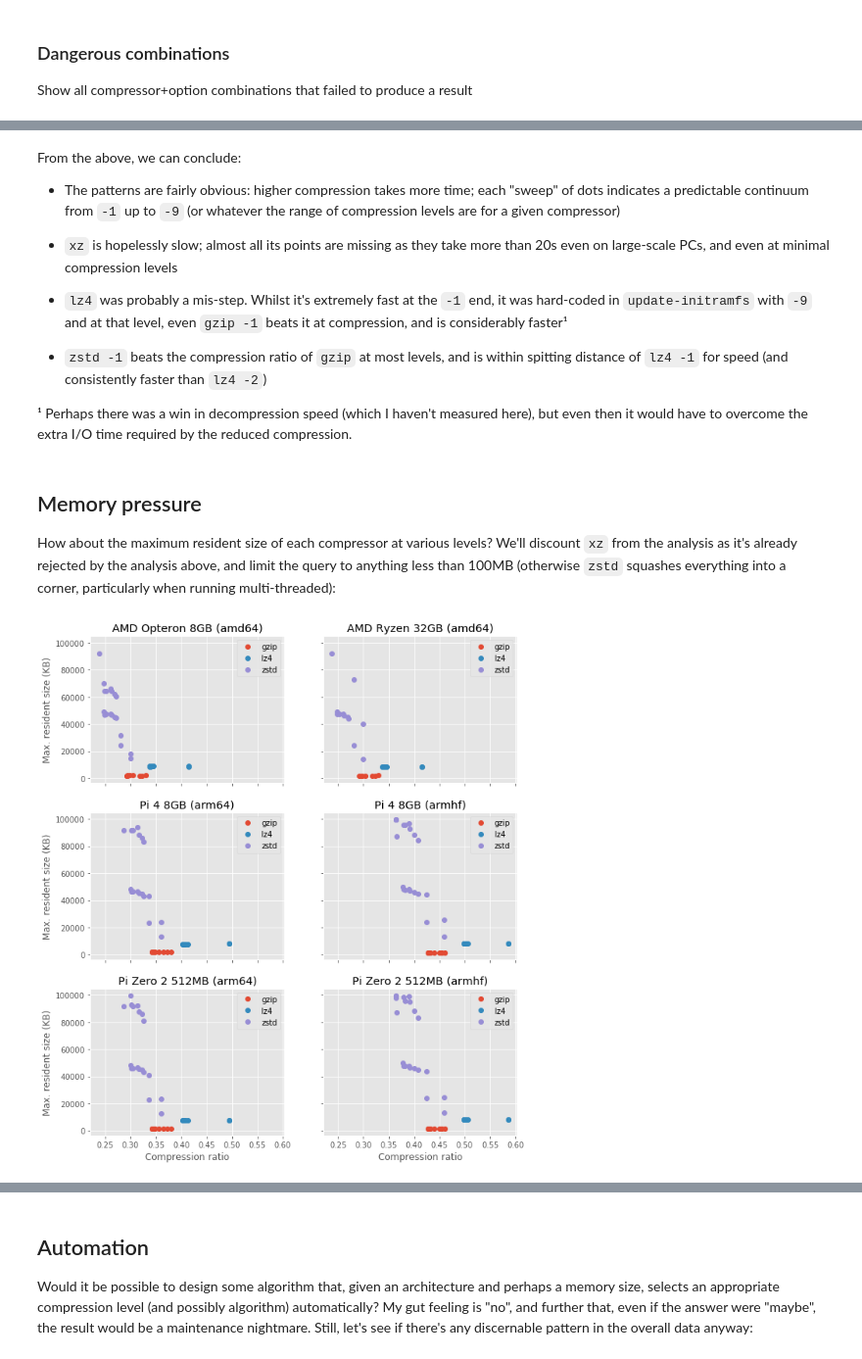
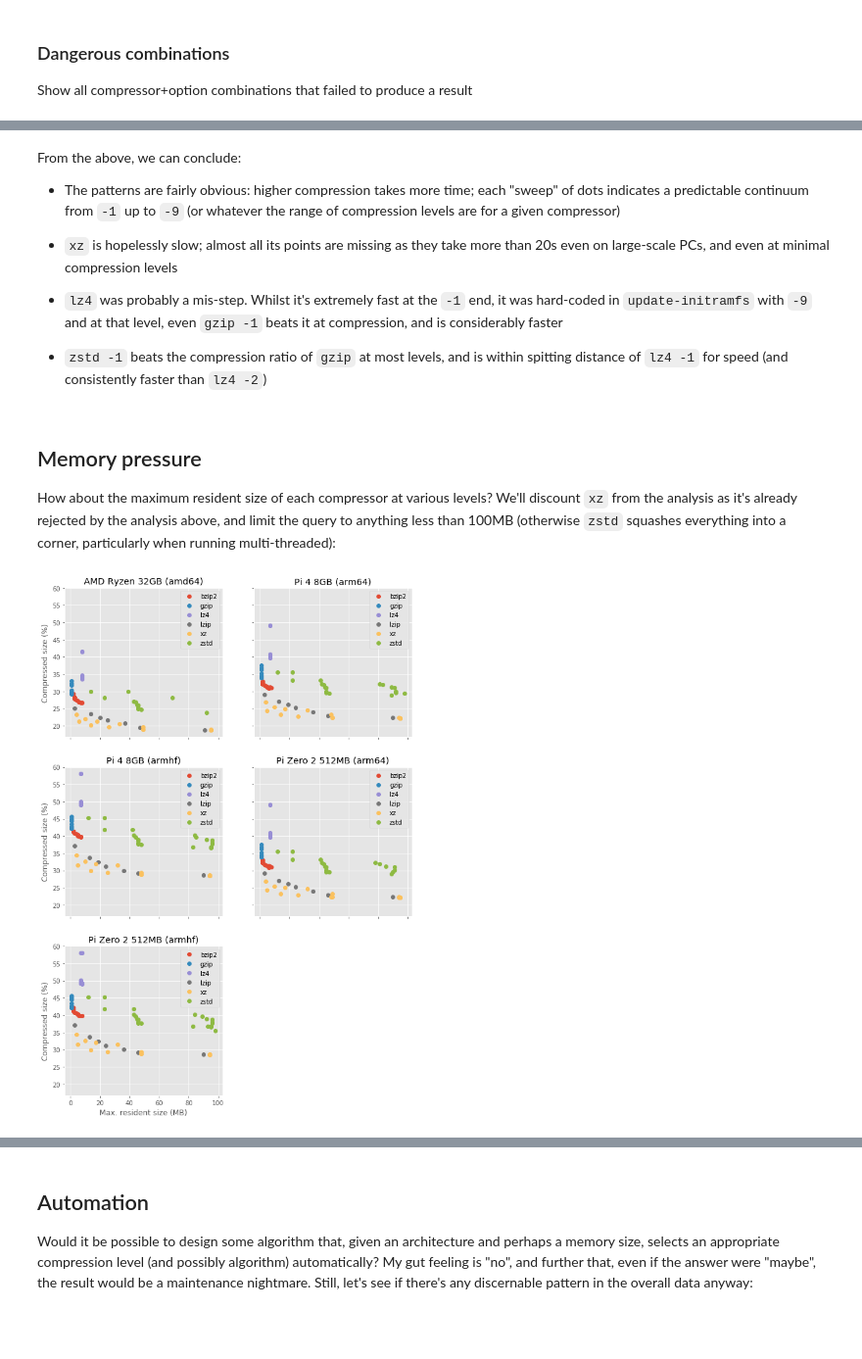
Before and after one commit to waveform80/compression, a Jupyter notebook: analysis.ipynb, the cells around one changed output, grey strips where cells are left out. Shown at 98% size. Drawn from its saved outputs; the diff is of its cells as text; code cells hidden in the pictures; blank space fills up the shorter version.

```diff
--- a/analysis.ipynb
+++ b/analysis.ipynb
@@ -193,0 +283,3 @@ On the Pi Zero 2 (and 3A+) with the arm64 architecture, the typical amount of RA
+# %%
+machines_archs = list(
+    conn.execute("SELECT DISTINCT machine, arch FROM results"))
@@ -201,22 +390,25 @@ machines = list(
 # %%
 query = """
-SELECT elapsed AS x, ratio AS y, compressor AS category
+SELECT
+  comp_duration AS x,
+  100 * CAST(output_size AS FLOAT) / input_size AS y,
+  compressor AS category
 FROM results
 WHERE succeeded = 1
 AND machine = ?
 AND arch = ?
-AND elapsed < 20
+--AND comp_duration < 20
 ORDER BY compressor
 """
 fig, axs = plt.subplots(
-    math.ceil(len(machines) / 2), 2, figsize=(10, 12),
-    sharex=True, sharey=True)
-for ax, (machine, arch) in zip(axs.flat, machines):
-    render_xy(query, params=(machine, arch), ax=ax,
+    len(machines_archs) // 2 + len(machines_archs) % 2, 2,
+    figsize=(10, 15), sharex=True, sharey=True)
+for ax, (machine, arch) in zip(axs.flat, machines_archs):
+    render_xy(conn.execute(query, (machine, arch)), ax=ax,
               x_label='Elapsed (s)',
-              y_label='Compression ratio')
+              y_label='Compressed size (%)')
     ax.set_title(f'{machine} ({arch})')
     ax.label_outer()
-if len(machines) % 2:
+if len(machines_archs) % 2:
     axs.flat[-1].set(visible=False)
 # %% [output]
@@ -224,41 +416,52 @@ if len(machines) % 2:
 # %% [markdown]
 From the above, we can conclude:
 
-* The patterns are fairly obvious: higher compression takes more time; each "sweep" of dots indicates a predictable continuum from `-1` up to `-9` (or whatever the range of compression levels are for a given compressor)
+* The patterns are fairly obvious: higher compression takes more time; each
+  "sweep" of dots indicates a predictable continuum from `-1` up to `-9` (or
+  whatever the range of compression levels are for a given compressor)
 
-* `xz` is hopelessly slow; almost all its points are missing as they take more than 20s even on large-scale PCs, and even at minimal compression levels
+* `xz` is hopelessly slow; almost all its points are missing as they take more
+  than 20s even on large-scale PCs, and even at minimal compression levels
 
-* `lz4` was probably a mis-step. Whilst it's extremely fast at the `-1` end, it was hard-coded in `update-initramfs` with `-9` and at that level, even `gzip -1` beats it at compression, and is considerably faster¹
+* `lz4` was probably a mis-step. Whilst it's extremely fast at the `-1` end, it
+  was hard-coded in `update-initramfs` with `-9` and at that level, even
+  `gzip -1` beats it at compression, and is considerably faster
 
-* `zstd -1` beats the compression ratio of `gzip` at most levels, and is within spitting distance of `lz4 -1` for speed (and consistently faster than `lz4 -2`)
-
-¹ Perhaps there was a win in decompression speed (which I haven't measured here), but even then it would have to overcome the extra I/O time required by the reduced compression.
+* `zstd -1` beats the compression ratio of `gzip` at most levels, and is within
+  spitting distance of `lz4 -1` for speed (and consistently faster than
+  `lz4 -2`)
 # %% [markdown]
 ## Memory pressure
 
-How about the maximum resident size of each compressor at various levels? We'll discount `xz` from the analysis as it's already rejected by the analysis above, and limit the query to anything less than 100MB (otherwise `zstd` squashes everything into a corner, particularly when running multi-threaded):
+How about the maximum resident size of each compressor at various levels? We'll
+discount `xz` from the analysis as it's already rejected by the analysis above,
+and limit the query to anything less than 100MB (otherwise `zstd` squashes
+everything into a corner, particularly when running multi-threaded):
 # %%
 query = """
-SELECT ratio AS x, max_resident AS y, compressor AS category
+SELECT
+  comp_max_mem / 1048576 AS x,
+  100 * CAST(output_size AS FLOAT) / input_size AS y,
+  compressor AS category
 FROM results
 WHERE succeeded = 1
 AND machine = ?
 AND arch = ?
-AND max_resident < 100000
-AND compressor <> 'xz'
+AND comp_max_mem < 104857600
+--AND compressor <> 'xz'
 ORDER BY compressor
 """
 fig, axs = plt.subplots(
-    math.ceil(len(machines) / 2), 2, figsize=(10, 12),
-    sharex=True, sharey=True)
-for ax, (machine, arch) in zip(axs.flat, machines):
-    render_xy(query, params=(machine, arch), ax=ax,
-              x_label='Compression ratio',
-              y_label='Max. resident size (KB)')
+    len(machines_archs) // 2 + len(machines_archs) % 2, 2,
+    figsize=(10, 15), sharex=True, sharey=True)
+for ax, (machine, arch) in zip(axs.flat, machines_archs):
+    render_xy(conn.execute(query, (machine, arch)), ax=ax,
+              x_label='Max. resident size (MB)',
+              y_label='Compressed size (%)')
     ax.set_title(f'{machine} ({arch})')
     ax.label_outer()
-if len(machines) % 2:
+if len(machines_archs) % 2:
     axs.flat[-1].set(visible=False)
 # %% [output]
-[figure, old version]
+[figure, new version]
 # %% [markdown]
```
Also changed, not shown: parts of 31 cells of this notebook.
